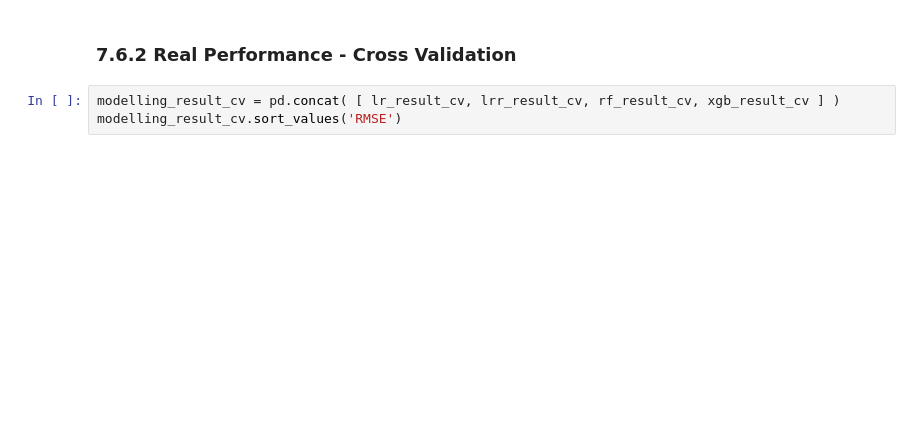
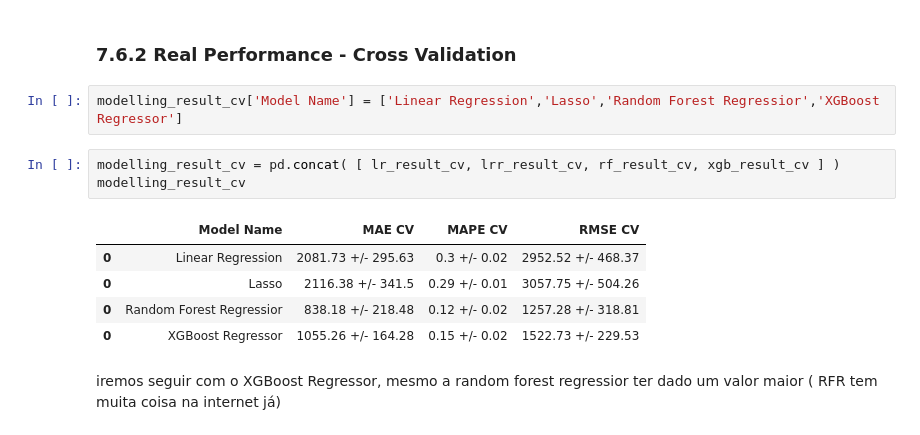
Before and after one commit to miguelzeph/curso_ds_em_producao, a Jupyter notebook: notebook_store_sales_prediction.ipynb, the cells around one changed output. Saved outputs shown, nothing was run; the diff lists cells and outputs as text; blank space fills up the shorter version.

```diff
--- a/notebook_store_sales_prediction.ipynb
+++ b/notebook_store_sales_prediction.ipynb
@@ -2167,5 +2178,15 @@ modelling_result.sort_values('RMSE')
 # %% [markdown]
 ### 7.6.2 Real Performance - Cross Validation
+# %%
+modelling_result_cv['Model Name'] = ['Linear Regression','Lasso','Random Forest Regressior','XGBoost Regressor']
 # %%
 modelling_result_cv = pd.concat( [ lr_result_cv, lrr_result_cv, rf_result_cv, xgb_result_cv ] )
-modelling_result_cv.sort_values('RMSE')
+modelling_result_cv
+# %% [output]
+|  | Model Name | MAE CV | MAPE CV | RMSE CV |
+| 0 | Linear Regression | 2081.73 +/- 295.63 | 0.3 +/- 0.02 | 2952.52 +/- 468.37 |
+| 0 | Lasso | 2116.38 +/- 341.5 | 0.29 +/- 0.01 | 3057.75 +/- 504.26 |
+| 0 | Random Forest Regressior | 838.18 +/- 218.48 | 0.12 +/- 0.02 | 1257.28 +/- 318.81 |
+| 0 | XGBoost Regressor | 1055.26 +/- 164.28 | 0.15 +/- 0.02 | 1522.73 +/- 229.53 |
+# %% [markdown]
+iremos seguir com o XGBoost Regressor, mesmo a random forest regressior ter dado um valor maior ( RFR tem muita coisa na internet já)
```
Also changed, not shown: parts of 6 cells of this notebook.
